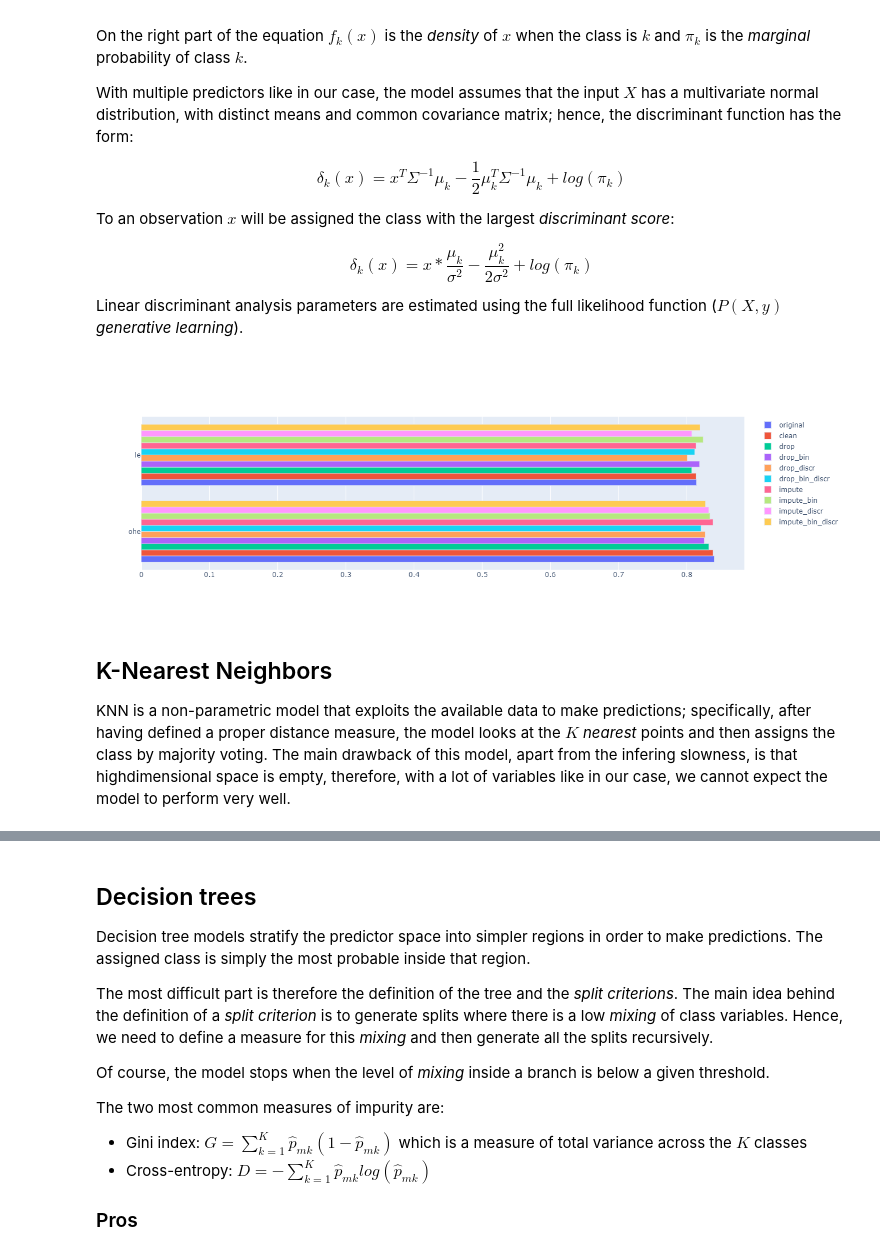
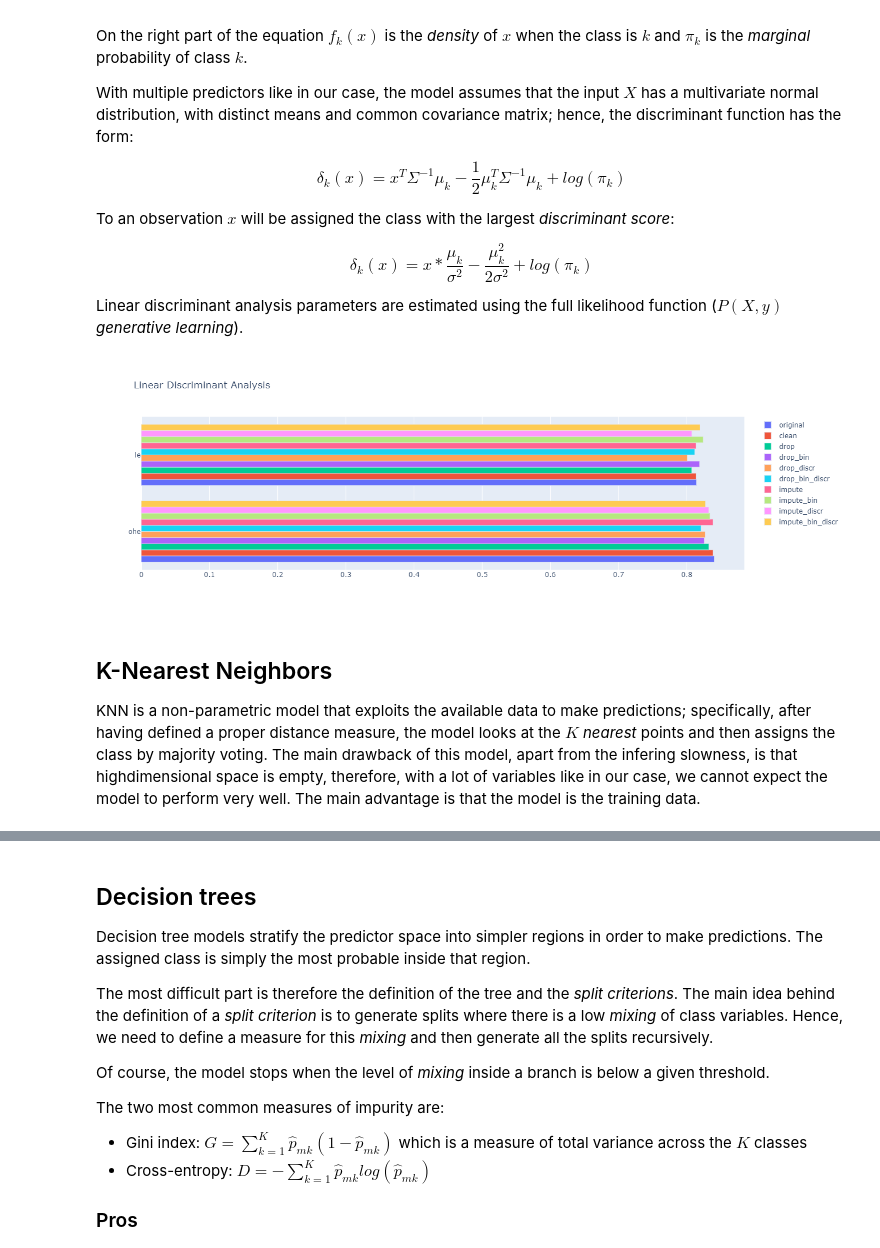
Before and after one commit to AndreaCossio/datasets-analysis, a Jupyter notebook: Census/Data_Classification.ipynb, the cells around one changed output, grey strips where cells are left out. Cells and saved outputs as stored; diff of their text form; code cells hidden in the pictures.

```diff
--- a/Census/Data_Classification.ipynb
+++ b/Census/Data_Classification.ipynb
@@ -141,42 +139,19 @@ To an observation $x$ will be assigned the class with the largest *discriminant
 $$\delta_{k}\left(x\right) = x*\frac{\mu_{k}}{\sigma^{2}} - \frac{\mu_{k}^{2}}{2\sigma^{2}} + log\left(\pi_{k}\right)$$
 
 Linear discriminant analysis parameters are estimated using the full likelihood function ($P\left(X,y\right)$ *generative learning*).
-# %%
-# Linear Discriminant Analysis
-lda = {}
-lda_results = {}
-
-param_grid = [
-  {'solver': ['svd', 'lsqr', 'eigen']},
-]
-
-# Loop
-for key in datasets_keys:
-    lda[key] = {}
-    lda_results[key] = {}
-
-    # Grid search
-    lda[key]["model_ohe"] = GridSearchCV(LinearDiscriminantAnalysis(), param_grid, scoring='accuracy', n_jobs=8).fit(
-        datasets[key]["X_train_ohe"], datasets[key]["Y_train"]
-    ).best_estimator_
-    lda[key]["model_le"] = GridSearchCV(LinearDiscriminantAnalysis(), param_grid, scoring='accuracy', n_jobs=8).fit(
-        datasets[key]["X_train_le"], datasets[key]["Y_train"]
-    ).best_estimator_
-
-    # Test
-    lda_results[key]["ohe"] = lda[key]['model_ohe'].score(datasets[key]['X_test_ohe'], datasets[key]['Y_test'])
-    lda_results[key]["le"] = lda[key]['model_le'].score(datasets[key]['X_test_le'], datasets[key]['Y_test'])
-
-# Plot
-fig = go.Figure()
-lda_results = pd.DataFrame(lda_results)
-for col in lda_results:
-    fig.add_traces(go.Bar(y=lda_results.index, x=lda_results[col], orientation="h", name=col))
-
-fig.show()
-# %% [output]
-[figure, removed]
+# %%
+# Linear Discriminant Analysis
+lda, lda_results = train_and_test(
+    datasets,
+    LinearDiscriminantAnalysis(),
+    [{'solver': ['svd', 'lsqr', 'eigen']}]
+)
+
+# Plot
+plot_results(lda_results, "Linear Discriminant Analysis")
+# %% [output]
+[figure, added]
 # %% [markdown]
 ## K-Nearest Neighbors
 
-KNN is a non-parametric model that exploits the available data to make predictions; specifically, after having defined a proper distance measure, the model looks at the $K$ *nearest* points and then assigns the class by majority voting. The main drawback of this model, apart from the infering slowness, is that highdimensional space is empty, therefore, with a lot of variables like in our case, we cannot expect the model to perform very well.
+KNN is a non-parametric model that exploits the available data to make predictions; specifically, after having defined a proper distance measure, the model looks at the $K$ *nearest* points and then assigns the class by majority voting. The main drawback of this model, apart from the infering slowness, is that highdimensional space is empty, therefore, with a lot of variables like in our case, we cannot expect the model to perform very well. The main advantage is that the model is the training data.
```
Also changed, not shown: parts of 16 cells of this notebook.
